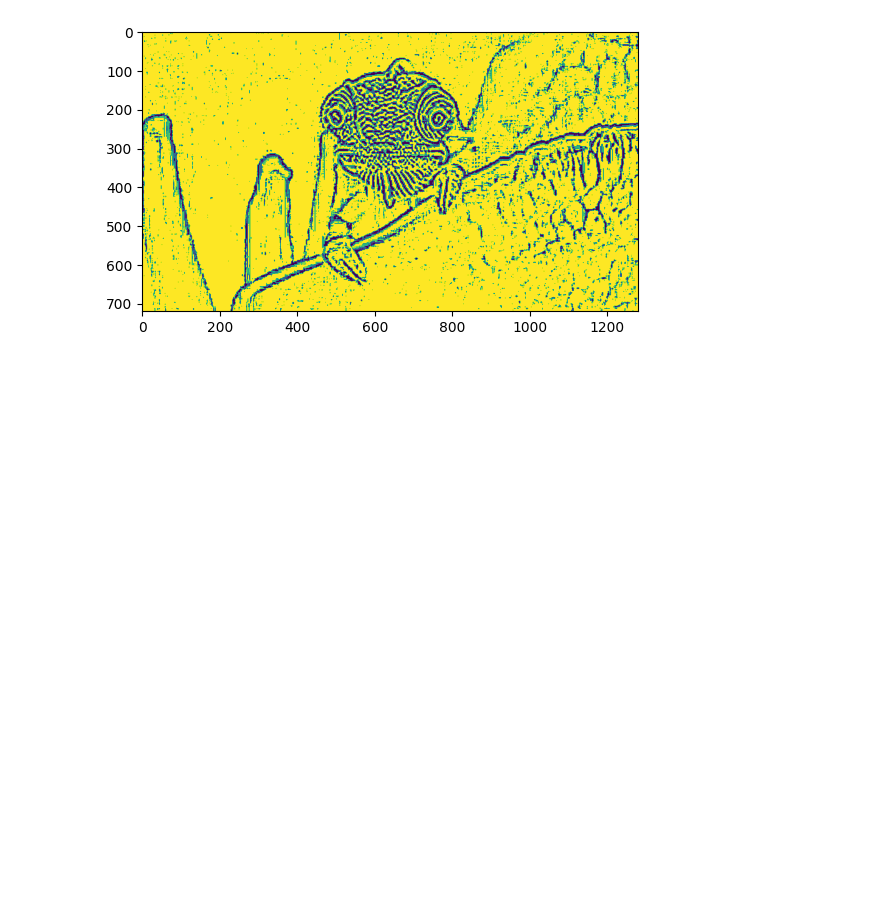
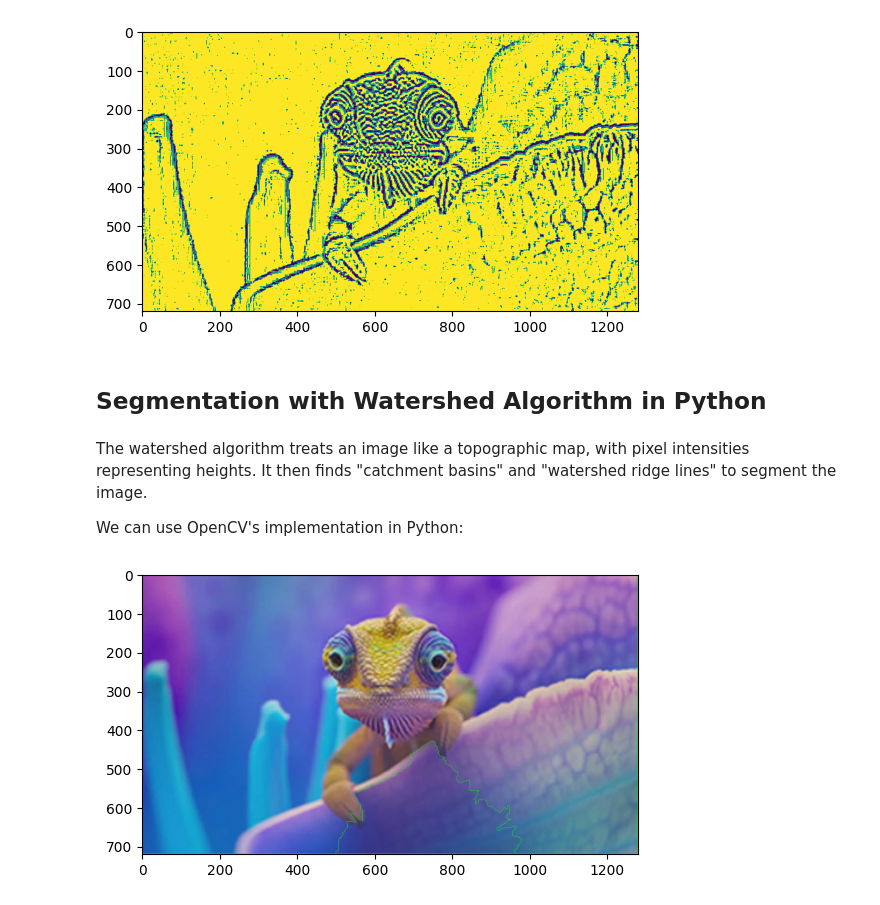
Before and after one commit to AndriiVasylenkoML/image-preprocessing, a Jupyter notebook: how_to_do_image_processing_in_python.ipynb, the cells around one changed output. Drawn from its saved outputs; the diff is of its cells as text; code cells hidden in the pictures; blank space fills up the shorter version.

```diff
--- a/how_to_do_image_processing_in_python.ipynb
+++ b/how_to_do_image_processing_in_python.ipynb
@@ -263,3 +263,35 @@ plt.imshow(threshold_adaptive)
 plt.show()
 # %% [output]
 [figure]
+# %% [markdown]
+## Segmentation with Watershed Algorithm in Python
+# %% [markdown]
+The watershed algorithm treats an image like a topographic map, with pixel intensities representing heights. It then finds "catchment basins" and "watershed ridge lines" to segment the image.
+
+We can use OpenCV's implementation in Python:
+# %%
+img = cv2.imread("image.jpg")
+gray = cv2.cvtColor(img, cv2.COLOR_BGR2GRAY)
+ret, thresh = cv2.threshold(gray, 0, 255, cv2.THRESH_BINARY_INV
+                            + cv2.THRESH_OTSU)
+
+# Noise removal
+kernel = np.ones((3, 3), np.uint8)
+opening = cv2.morphologyEx(thresh, cv2.MORPH_OPEN, kernel, iterations = 2)
+
+# Apply watershed
+sure_bg = cv2.dilate(opening, kernel, iterations = 3)
+dist_transform = cv2.distanceTransform(opening, cv2.DIST_L2, 5)
+ret, sure_fg = cv2.threshold(dist_transform, 0.7 * dist_transform.max(), 255, 0)
+sure_fg = np.uint8(sure_fg)
+unknown = cv2.subtract(sure_bg, sure_fg)
+ret, markers = cv2.connectedComponents(sure_fg)
+markers = markers+1
+markers[unknown==255] = 0
+markers = cv2.watershed(img, markers)
+img[markers == -1] = [0, 255, 0]
+
+plt.imshow(img)
+plt.show()
+# %% [output]
+[figure, added]
```
